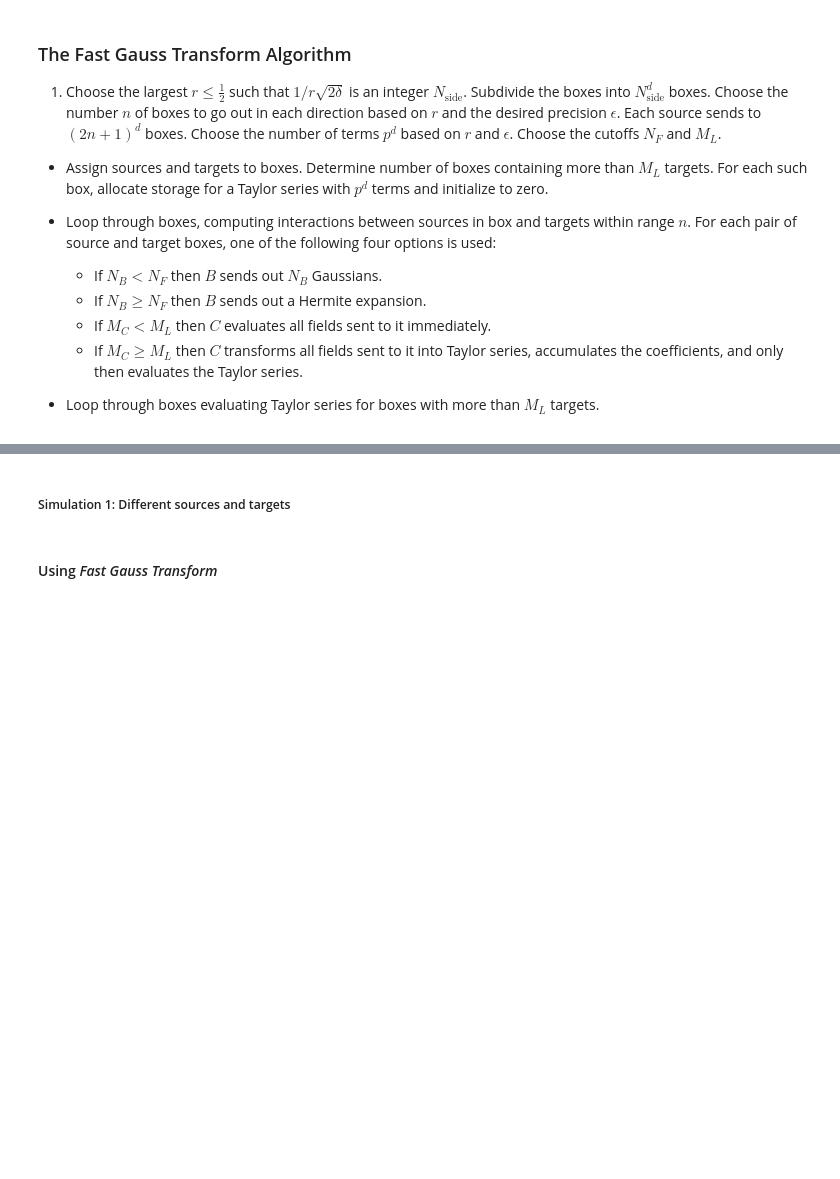
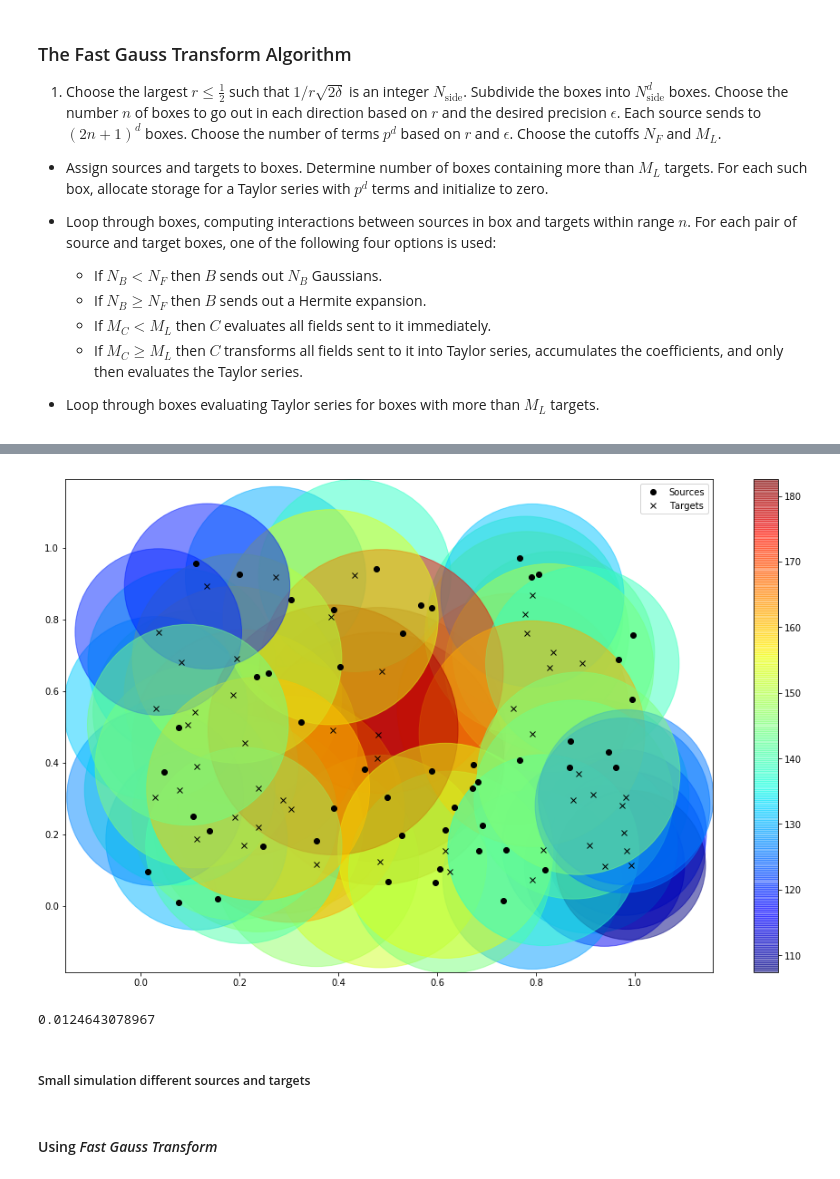
Before and after one commit to dsanmartin/IPM407-PJ, a Jupyter notebook: 3/proyecto3.ipynb, the cells around one changed output, grey strips where cells are left out. Saved outputs shown, nothing was run; the diff lists cells and outputs as text; code cells hidden in the pictures; blank space fills up the shorter version.

```diff
--- a/3/proyecto3.ipynb
+++ b/3/proyecto3.ipynb
@@ -869,5 +973,15 @@ def FGT(opt):
+# %%
+R = DGT(s, t, parameters['delta'])
+# %%
+plot(s[100:150], t[100:150], R[100:150])
+# %% [output]
+[figure, added]
+# %%
+print(L2_error(o, R))
+# %% [output]
+0.0124643078967
 # %% [markdown]
-##### Simulation 1: Different sources and targets
+##### Small simulation different sources and targets
 # %%
 N = 30
 M = 40
```
Also changed, not shown: parts of 25 cells of this notebook.
